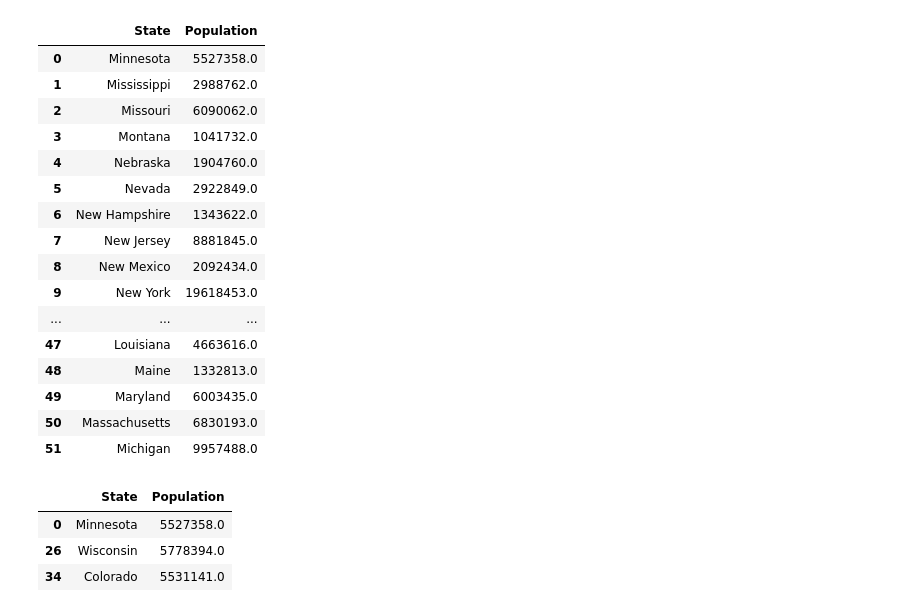
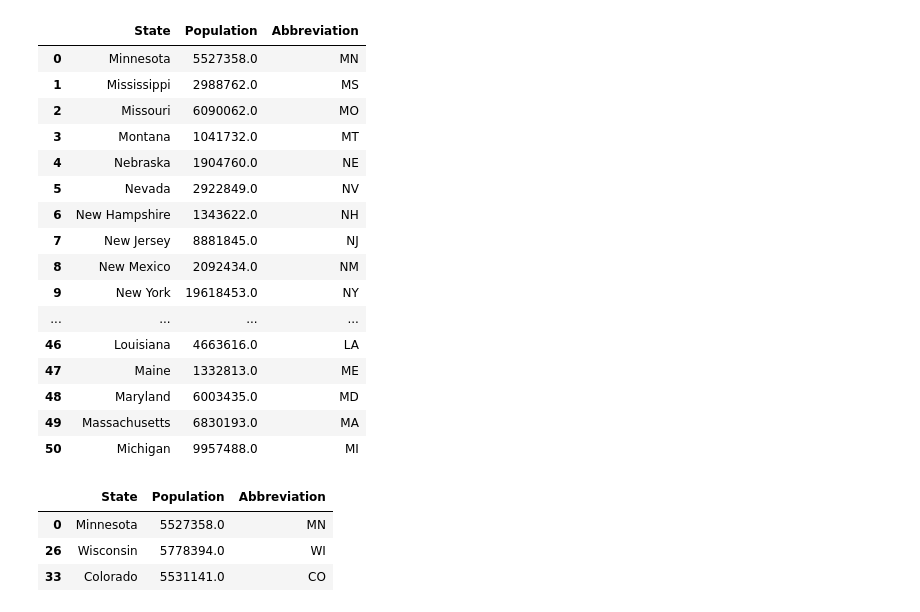
Before and after one commit to zenfinity/MNvsNationalCovid, a Jupyter notebook: Team6Proj1_PopulationData.ipynb, the cells around one changed output. Cells and saved outputs as stored; diff of their text form; code cells hidden in the pictures.

```diff
--- a/Team6Proj1_PopulationData.ipynb
+++ b/Team6Proj1_PopulationData.ipynb
@@ -94,32 +118,32 @@ See the caveats in the documentation: https://pandas.pydata.org/pandas-docs/stab
 # %%
 #Do it again for States
-pop_byState_df = pd.read_csv("./Output_Data/Census_State_Population_20200420.csv")
+pop_byState_df = pd.read_csv("./Output_Data/Census_State_Population_20200424.csv")
 pop_byState_df
 # %% [output]
-|  | State | Population |
-| 0 | Minnesota | 5527358.0 |
-| 1 | Mississippi | 2988762.0 |
-| 2 | Missouri | 6090062.0 |
-| 3 | Montana | 1041732.0 |
-| 4 | Nebraska | 1904760.0 |
-| 5 | Nevada | 2922849.0 |
-| 6 | New Hampshire | 1343622.0 |
-| 7 | New Jersey | 8881845.0 |
-| 8 | New Mexico | 2092434.0 |
-| 9 | New York | 19618453.0 |
-| ... | ... | ... |
-| 47 | Louisiana | 4663616.0 |
-| 48 | Maine | 1332813.0 |
-| 49 | Maryland | 6003435.0 |
-| 50 | Massachusetts | 6830193.0 |
-| 51 | Michigan | 9957488.0 |
+|  | State | Population | Abbreviation |
+| 0 | Minnesota | 5527358.0 | MN |
+| 1 | Mississippi | 2988762.0 | MS |
+| 2 | Missouri | 6090062.0 | MO |
+| 3 | Montana | 1041732.0 | MT |
+| 4 | Nebraska | 1904760.0 | NE |
+| 5 | Nevada | 2922849.0 | NV |
+| 6 | New Hampshire | 1343622.0 | NH |
+| 7 | New Jersey | 8881845.0 | NJ |
+| 8 | New Mexico | 2092434.0 | NM |
+| 9 | New York | 19618453.0 | NY |
+| ... | ... | ... | ... |
+| 46 | Louisiana | 4663616.0 | LA |
+| 47 | Maine | 1332813.0 | ME |
+| 48 | Maryland | 6003435.0 | MD |
+| 49 | Massachusetts | 6830193.0 | MA |
+| 50 | Michigan | 9957488.0 | MI |
 # %%
 pop_PotentialComparisonsSt = pop_byState_df.loc[(
     pop_byState_df['Population']>5000000)&(
     pop_byState_df['Population']<6000000)]
 pop_PotentialComparisonsSt
 # %% [output]
-|  | State | Population |
-| 0 | Minnesota | 5527358.0 |
-| 26 | Wisconsin | 5778394.0 |
-| 34 | Colorado | 5531141.0 |
+|  | State | Population | Abbreviation |
+| 0 | Minnesota | 5527358.0 | MN |
+| 26 | Wisconsin | 5778394.0 | WI |
+| 33 | Colorado | 5531141.0 | CO |
```
Also changed, not shown: parts of 17 cells of this notebook, 2 other files.
